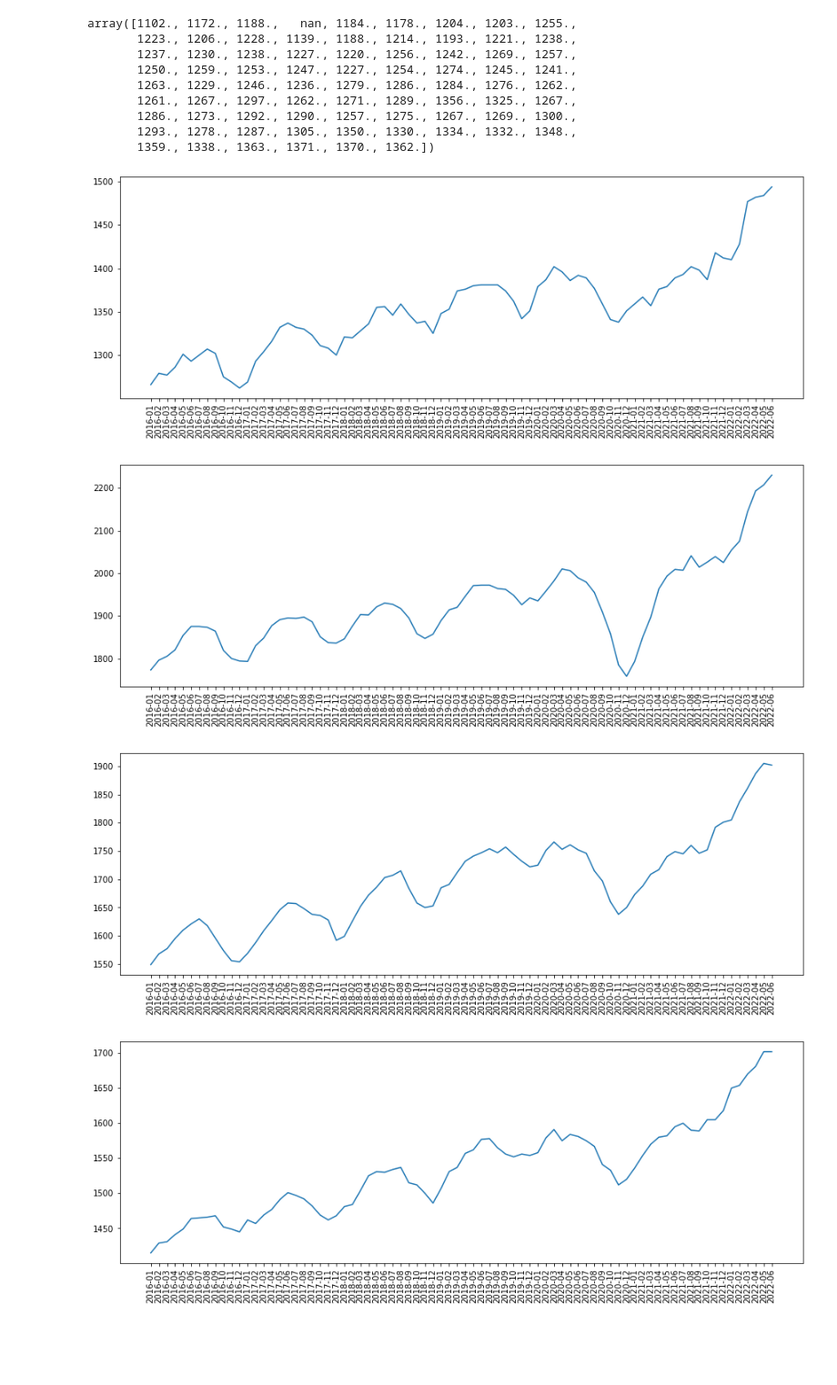
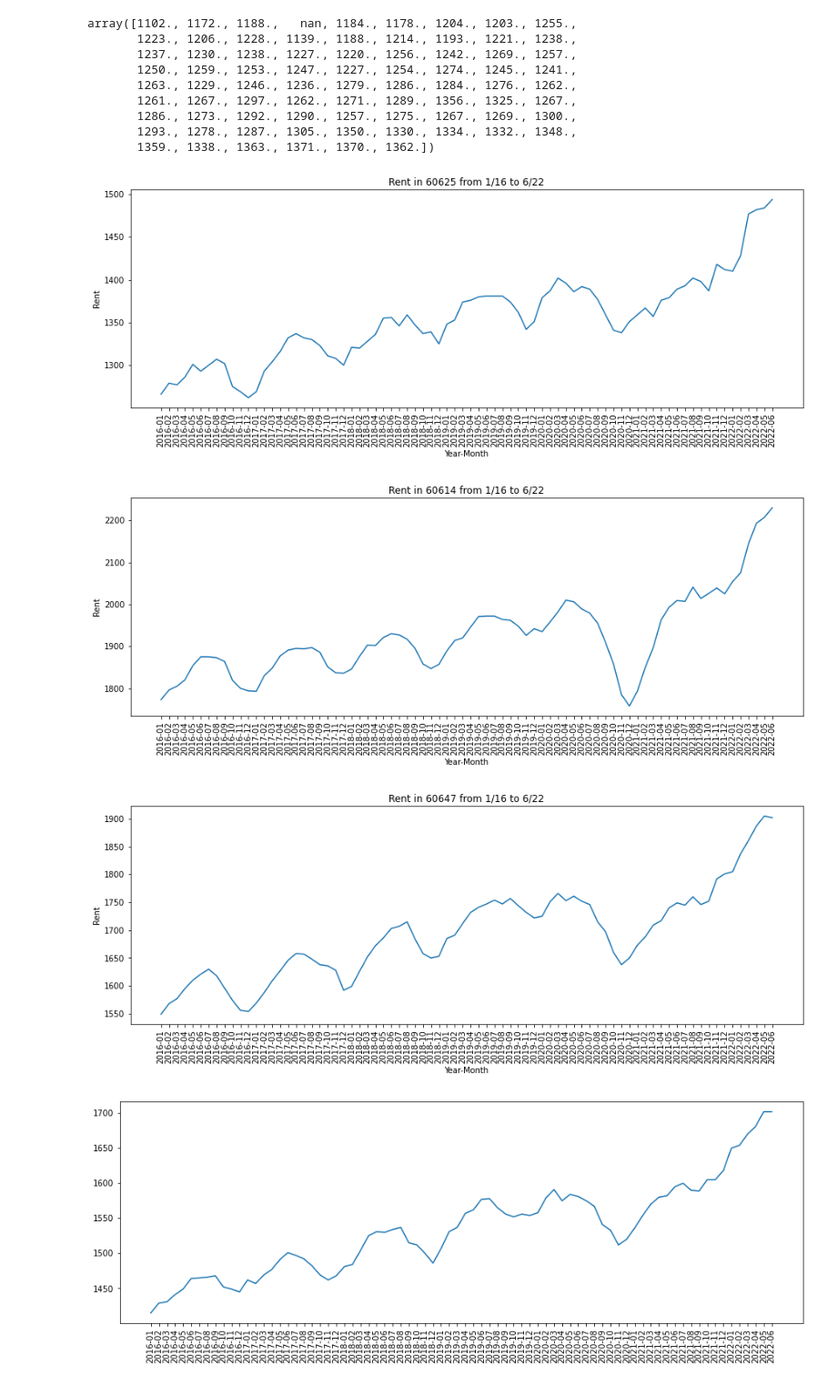
Before and after one commit to ASwigart/Project-1-EDA-Git-Collab, a Jupyter notebook: Chicago Rents over Time -Zori.ipynb, the cells around one changed output. Shown at 91% size. Cells and saved outputs as stored; diff of their text form; code cells hidden in the pictures; blank space fills up the shorter version.

```diff
--- a/Chicago Rents over Time -Zori.ipynb
+++ b/Chicago Rents over Time -Zori.ipynb
@@ -403,33 +397,43 @@ array([1102., 1172., 1188.,   nan, 1184., 1178., 1204., 1203., 1255.,
 # %%
 # x=time
 x=np.arange(len(time))
 y=rent25
 plt.figure(figsize=(15,5))
 plt.plot(x,y,)
+plt.ylabel("Rent")
+plt.xlabel("Year-Month")
+plt.title("Rent in 60625 from 1/16 to 6/22")
 plt.xticks(rotation=90,labels=time, ticks=x)
+
 plt.show()
 # %% [output]
-[figure, old version]
+[figure, new version]
 # %%
 # x=time
 x=np.arange(len(time))
 y=rent14
 plt.figure(figsize=(15,5))
 plt.plot(x,y,)
+plt.ylabel("Rent")
+plt.xlabel("Year-Month")
+plt.title("Rent in 60614 from 1/16 to 6/22")
 plt.xticks(rotation=90,labels=time, ticks=x)
 plt.show()
 # %% [output]
-[figure, old version]
+[figure, new version]
 # %%
 # x=time
 x=np.arange(len(time))
 y=rent47
 plt.figure(figsize=(15,5))
 plt.plot(x,y,)
+plt.ylabel("Rent")
+plt.xlabel("Year-Month")
+plt.title("Rent in 60647 from 1/16 to 6/22")
 plt.xticks(rotation=90,labels=time, ticks=x)
 plt.show()
 # %% [output]
-[figure, old version]
+[figure, new version]
 # %%
 # x=time
 x=np.arange(len(time))
```
Also changed, not shown: parts of 15 cells of this notebook, 1 other file.
